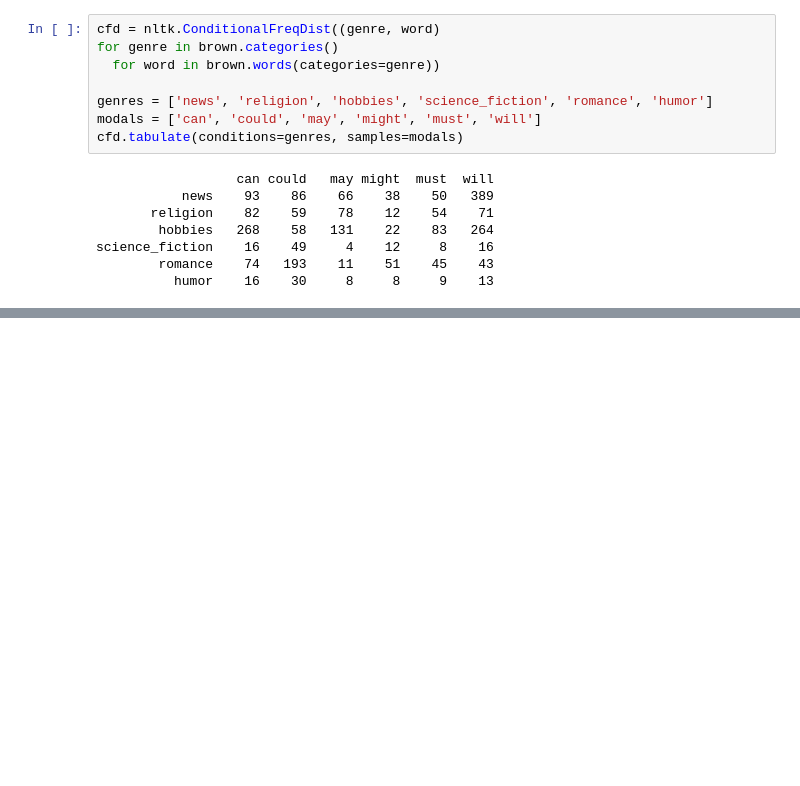
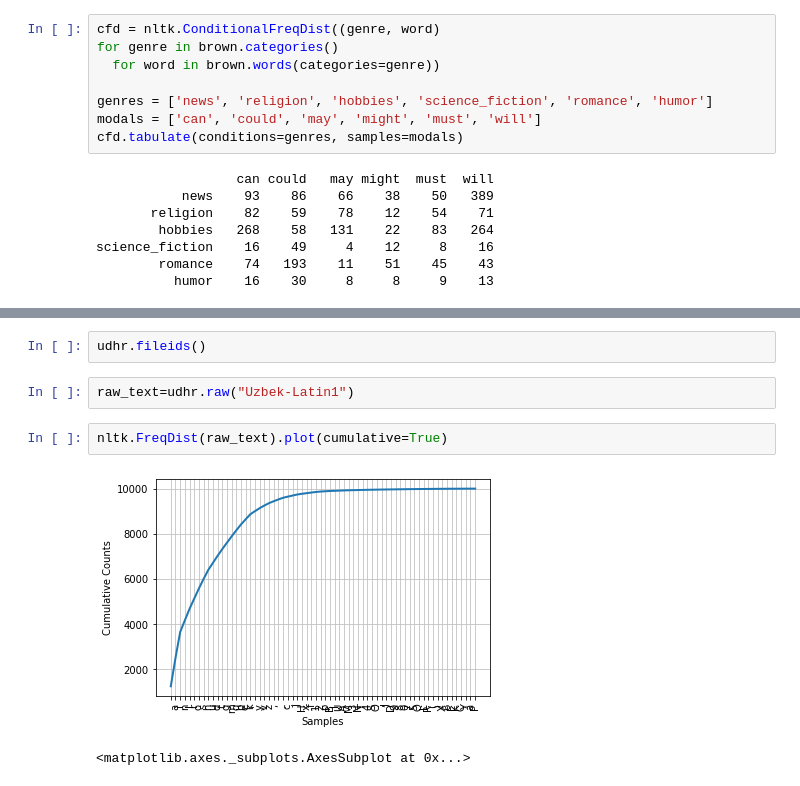
Before and after one commit to prakharsrivastava/Interviews, a Jupyter notebook: Natural_Language_Processing_with_Python_ch_2.ipynb, the cells around one changed output, grey strips where cells are left out. Saved outputs shown, nothing was run; the diff lists cells and outputs as text; blank space fills up the shorter version.

```diff
--- a/Natural_Language_Processing_with_Python_ch_2.ipynb
+++ b/Natural_Language_Processing_with_Python_ch_2.ipynb
@@ -223,0 +300,9 @@ science_fiction    16    49     4    12     8    16
+# %%
+udhr.fileids()
+# %%
+raw_text=udhr.raw("Uzbek-Latin1")
+# %%
+nltk.FreqDist(raw_text).plot(cumulative=True)
+# %% [output]
+[figure, added]
+<matplotlib.axes._subplots.AxesSubplot at 0x...>
```
Also changed, not shown: parts of 29 cells of this notebook.
